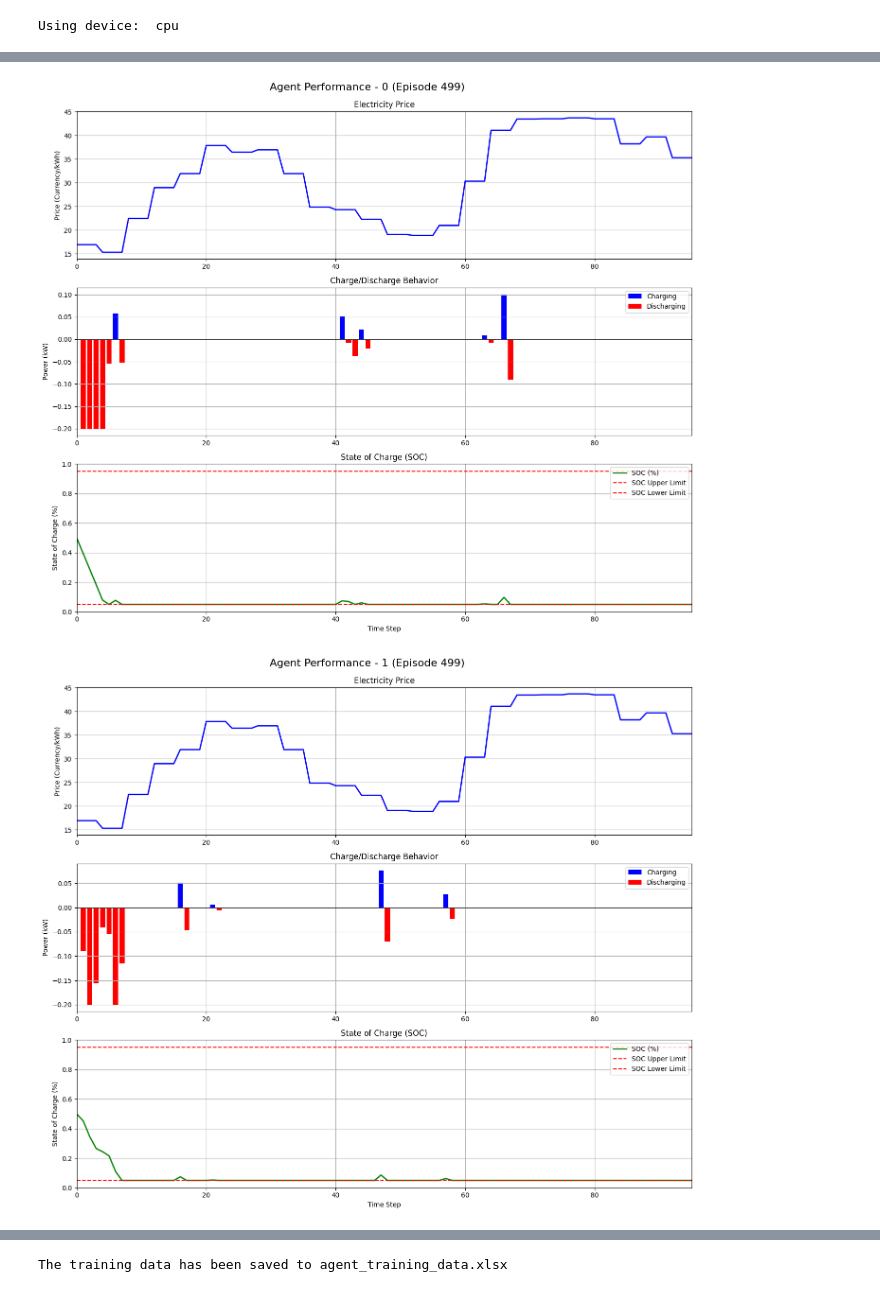
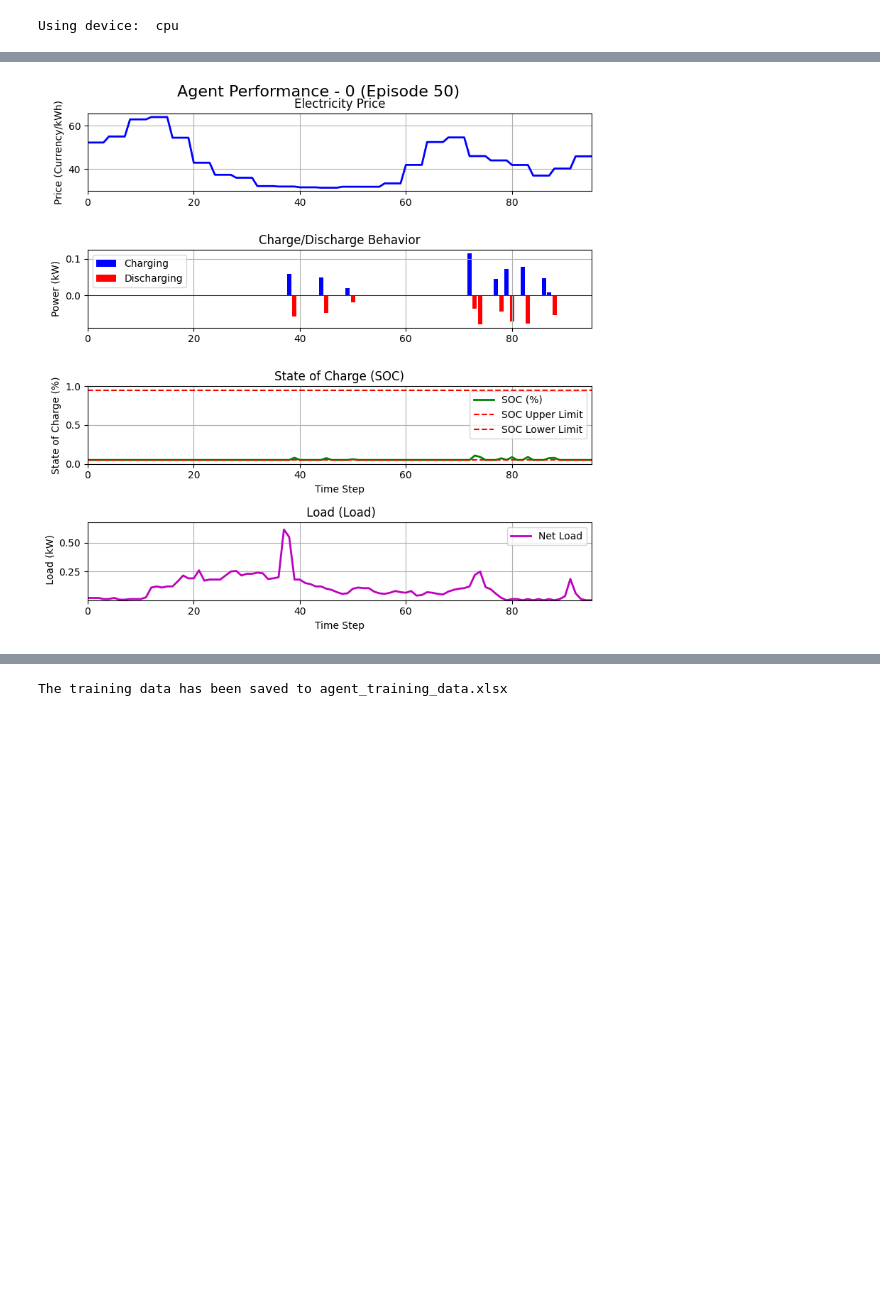
Before and after one commit to wenyuxin-00/MADRL_ESS, a Jupyter notebook: environments/building_test.ipynb, the cells around one changed output, grey strips where cells are left out. Cells and saved outputs as stored; diff of their text form; code cells hidden in the pictures; blank space fills up the shorter version.

```diff
--- a/environments/building_test.ipynb
+++ b/environments/building_test.ipynb
@@ -322,12 +16,0 @@ class MultiAgentEnergyStorageEnv:
-# %%
-#测试_calculate_rewards函数
-if __name__ == "__main__":
-    env = MultiAgentEnergyStorageEnv()
-    obs = env.reset()
-    print("初始观察值:", obs)
-    actions = {0: 0.5, 1: -0.3, 2: 0.1}
-    next_obs, rewards, done, info = env.step(actions)
-    print("下一步观察值:", next_obs)
-    print("奖励:", rewards)
-    print("是否结束:", done)
-    print("信息:", info)
@@ -356,19 +19,19 @@ data check pass,A total of 63456row of data is loaded
 device = torch.device("cuda:0" if torch.cuda.is_available() else "cpu")
 print("Using device: ", device)
 os.environ["KMP_DUPLICATE_LIB_OK"] = "TRUE"
-NUM_EPISODE = 500
+NUM_EPISODE = 1000
 NUM_STEP = 96
-NUM_AGENT = 3
+NUM_AGENT = 1
 WARMUP_EPISODES = NUM_EPISODE/2
 
-LR_ACTOR = 0.001
-LR_CRITIC = 0.001
+LR_ACTOR = 0.0001
+LR_CRITIC = 0.0001
 HIDDEN_DIM = 128
 GAMMA = 0.99
 TAU = 0.01
 MEMORY_SIZE = 5000
 BATCH_SIZE = 256
-TARGET_UPDATE_INTERVAL = 100 #这里不能乱动，不然除不尽的话没法更新
+TARGET_UPDATE_INTERVAL = 100 #每100步更新一下，这里不能乱动，不然除不尽的话没法更新
 
 PRINT_INTERVAL = 50
 highest_reward = 0
@@ -721,7 +692,7 @@ plt.show()
 # %%
 # 提取最后一代的数据（所有智能体）
-last_episode = NUM_EPISODE - 1
-
+last_episode = 50
+# last_episode =  1
 # 为每个智能体创建图表
 for agent_name in agent_name_list:
     # 获取该智能体的数据
@@ -749,7 +720,7 @@ for agent_name in agent_name_list:
     net_loads = [loads[i] + charges[i] for i in range(num_steps)]
 
     # 创建包含三个子图的图表
-    fig, axs = plt.subplots(3, 1, figsize=(14, 12))
+    fig, axs = plt.subplots(4, 1, figsize=(8, 8))
     fig.suptitle(f'Agent Performance - {agent_name} (Episode {last_episode})', fontsize=16)
 
     # 1. 电价波动图 (顶部)
@@ -768,32 +739,41 @@ for agent_name in agent_name_list:
     axs[1].axhline(y=0, color='k', linestyle='-', linewidth=0.5)
     axs[1].set_title('Charge/Discharge Behavior')
     axs[1].set_ylabel('Power (kW)')
     axs[1].legend()
     axs[1].grid(True)
     axs[1].set_xlim(0, num_steps-1)
 
     # 3. SOC变化图 (底部)
     axs[2].plot(times, soc_percent, 'g-', linewidth=2, label='SOC (%)')
 
     # 添加SOC上下限标记
     soc_upper_limit = 0.95
     soc_lower_limit = 0.05
     axs[2].axhline(y=soc_upper_limit, color='r', linestyle='--', label='SOC Upper Limit')
     axs[2].axhline(y=soc_lower_limit, color='r', linestyle='--', label='SOC Lower Limit')
 
     axs[2].set_title('State of Charge (SOC)')
     axs[2].set_xlabel('Time Step')
     axs[2].set_ylabel('State of Charge (%)')
     axs[2].legend(loc='upper right')
     axs[2].grid(True)
     axs[2].set_xlim(0, num_steps-1)
     axs[2].set_ylim(0, 1.0)  # SOC范围0-1
 
+    # 4. 净负荷变化图 ，添加到第四个子图
+    axs[3].plot(times, loads, 'm-', linewidth=2, label='Net Load')
+    axs[3].set_title(' Load (Load)')
+    axs[3].set_xlabel('Time Step')
+    axs[3].set_ylabel(' Load (kW)')
+    axs[3].legend(loc='upper right')
+    axs[3].grid(True)
+    axs[3].set_xlim(0, num_steps-1)
+    axs[3].set_ylim(min(loads) * 1.1, max(loads) * 1.1)  # 设置Y轴范围为净负荷的10%范围
+
     # 调整布局并保存
     plt.tight_layout()
     plt.subplots_adjust(top=0.93)
     plt.savefig(f"performance_{agent_name}.png", dpi=300)
     plt.show()
 # %% [output]
-[figure, old version]
+[figure, new version]
-[figure, removed]
```
Also changed, not shown: parts of 9 cells of this notebook, 7 other files.
